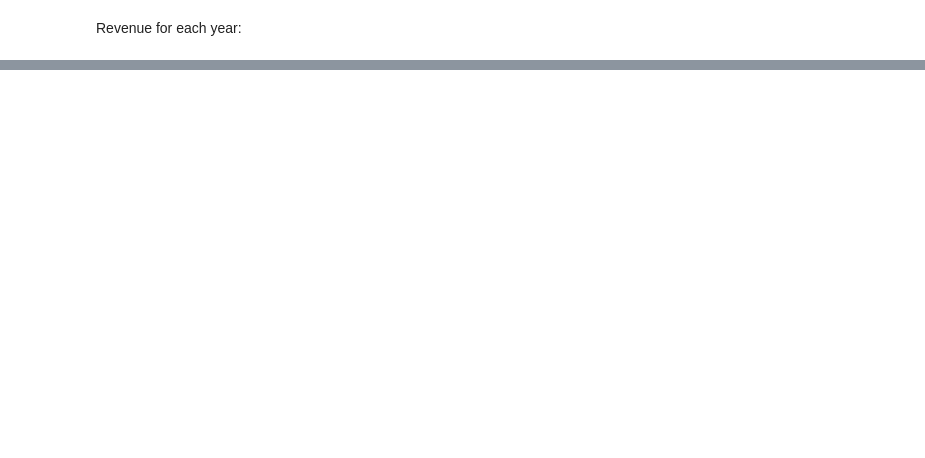
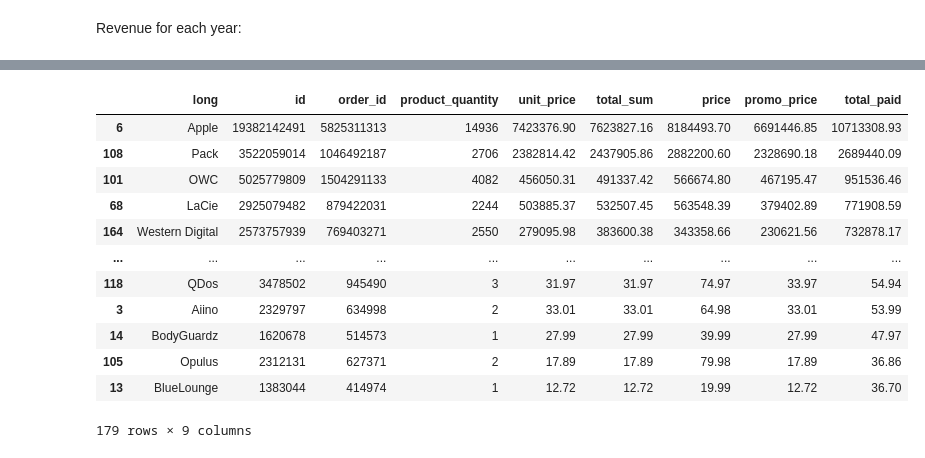
Before and after one commit to hanaamulic/Eniac_project-Week_3, a Jupyter notebook: Custom_exploration_clean_tables.ipynb, the cells around one changed output, grey strips where cells are left out. Drawn from its saved outputs; the diff is of its cells as text; code cells hidden in the pictures; blank space fills up the shorter version.

```diff
--- a/Custom_exploration_clean_tables.ipynb
+++ b/Custom_exploration_clean_tables.ipynb
@@ -233,0 +159,25 @@ new.sample(20)
+# %%
+completed_orders_big_merge = (
+    orderlines_products_brands_orders
+        .query("state == 'Completed'")
+        .groupby('long')
+        .sum('total_sum')
+        .reset_index()
+        .sort_values('total_paid', ascending = False)
+)
+# %%
+completed_orders_big_merge
+# %% [output]
+|  | long | id | order_id | product_quantity | unit_price | total_sum | price | promo_price | total_paid |
+| 6 | Apple | 19382142491 | 5825311313 | 14936 | 7423376.90 | 7623827.16 | 8184493.70 | 6691446.85 | 10713308.93 |
+| 108 | Pack | 3522059014 | 1046492187 | 2706 | 2382814.42 | 2437905.86 | 2882200.60 | 2328690.18 | 2689440.09 |
+| 101 | OWC | 5025779809 | 1504291133 | 4082 | 456050.31 | 491337.42 | 566674.80 | 467195.47 | 951536.46 |
+| 68 | LaCie | 2925079482 | 879422031 | 2244 | 503885.37 | 532507.45 | 563548.39 | 379402.89 | 771908.59 |
+| 164 | Western Digital | 2573757939 | 769403271 | 2550 | 279095.98 | 383600.38 | 343358.66 | 230621.56 | 732878.17 |
+| ... | ... | ... | ... | ... | ... | ... | ... | ... | ... |
+| 118 | QDos | 3478502 | 945490 | 3 | 31.97 | 31.97 | 74.97 | 33.97 | 54.94 |
+| 3 | Aiino | 2329797 | 634998 | 2 | 33.01 | 33.01 | 64.98 | 33.01 | 53.99 |
+| 14 | BodyGuardz | 1620678 | 514573 | 1 | 27.99 | 27.99 | 39.99 | 27.99 | 47.97 |
+| 105 | Opulus | 2312131 | 627371 | 2 | 17.89 | 17.89 | 79.98 | 17.89 | 36.86 |
+| 13 | BlueLounge | 1383044 | 414974 | 1 | 12.72 | 12.72 | 19.99 | 12.72 | 36.70 |
+179 rows × 9 columns
```
Also changed, not shown: parts of 43 cells of this notebook, 3 other files.
